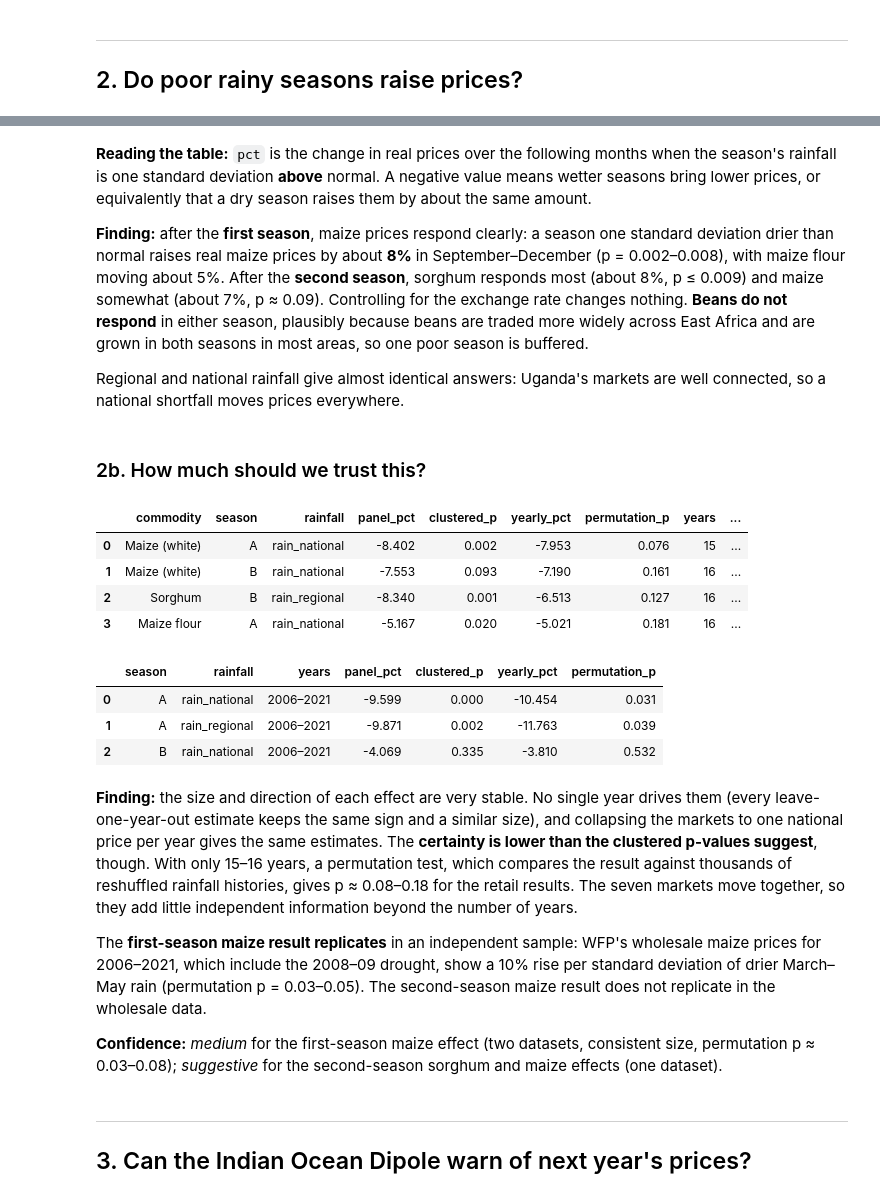
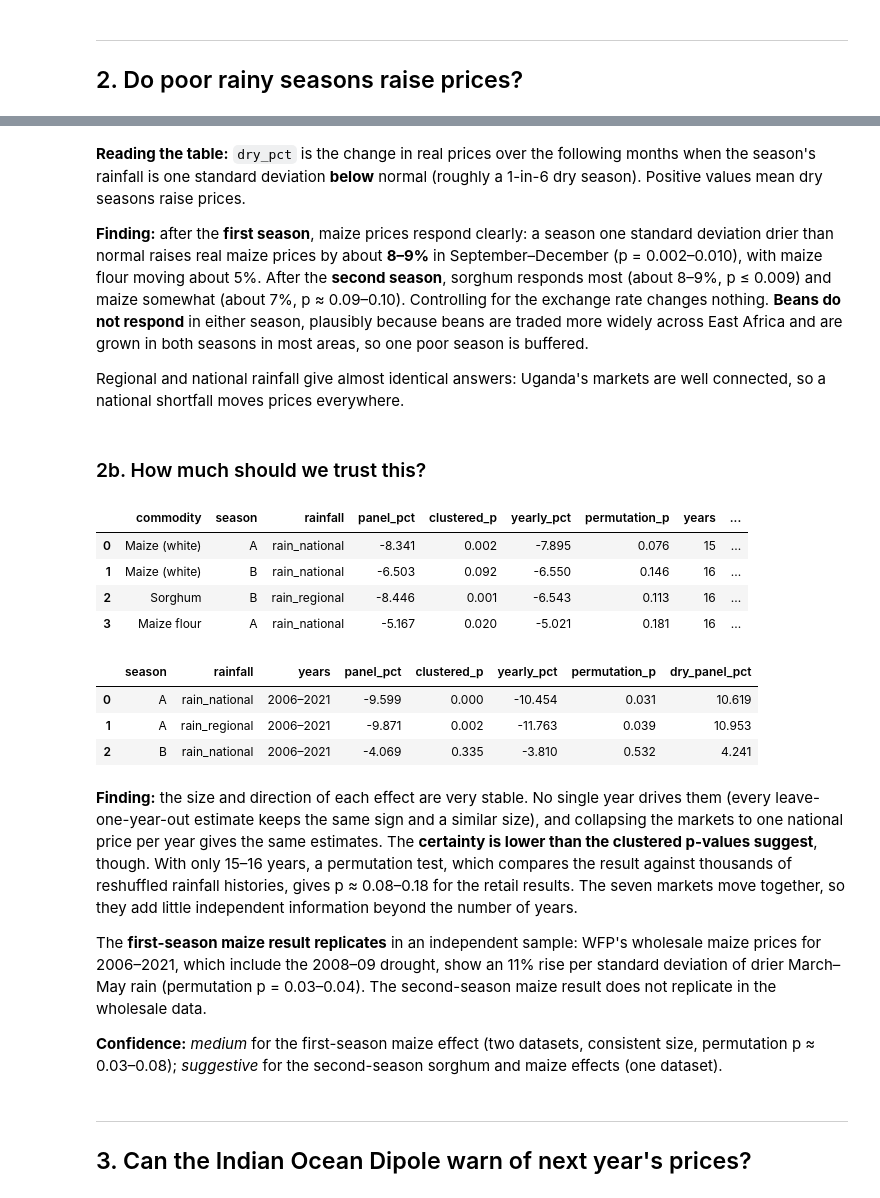
Before and after one commit to TayeRuta/uganda-food-prices, a Jupyter notebook: notebooks/02_rainfall_and_food_prices.ipynb, the cells around one changed output, grey strips where cells are left out. Cells and saved outputs as stored; diff of their text form; code cells hidden in the pictures.

```diff
--- a/notebooks/02_rainfall_and_food_prices.ipynb
+++ b/notebooks/02_rainfall_and_food_prices.ipynb
@@ -66,3 +66,10 @@ cov.unstack('commodity')['count']
 | Owino | 200 | 162 | 181 | 158 |
 # %% [markdown]
 **Check:** each core market has 95–200 monthly observations per staple, mostly from April 2011 to late 2025. Jinja has the most gaps (about 45% of months missing), Kapchorwa about 25%; the rest are over 85% complete. The consumer price index runs to March 2026, so later prices are dropped when converting to real terms.
+# %%
+# Recording errors: prices more than double or under half the market's centred 7-month median
+flagged = P.load_prices(clean=False)
+flagged = flagged[flagged['outlier'] & flagged['commodity'].isin(P.STAPLES)
+                  & flagged['market'].isin(list(CORE_MARKETS) + KARAMOJA_MARKETS)]
+print(f'Removed {len(flagged)} of {len(raw[raw["commodity"].isin(P.STAPLES) & raw["market"].isin(list(CORE_MARKETS) + KARAMOJA_MARKETS)]) + len(flagged):,} staple prices as likely recording errors')
+flagged[['date', 'market', 'commodity', 'pricetype', 'price']]
@@ -164,7 +187,7 @@ rain_res.pivot_table(index=['commodity', 'season', 'rainfall'], columns='control
 # %% [markdown]
-**Reading the table:** `pct` is the change in real prices over the following months when the season's rainfall is one standard deviation **above** normal. A negative value means wetter seasons bring lower prices, or equivalently that a dry season raises them by about the same amount.
+**Reading the table:** `dry_pct` is the change in real prices over the following months when the season's rainfall is one standard deviation **below** normal (roughly a 1-in-6 dry season). Positive values mean dry seasons raise prices.
 
-**Finding:** after the **first season**, maize prices respond clearly: a season one standard deviation drier than normal raises real maize prices by about **8%** in September–December (p = 0.002–0.008), with maize flour moving about 5%. After the **second season**, sorghum responds most (about 8%, p ≤ 0.009) and maize somewhat (about 7%, p ≈ 0.09). Controlling for the exchange rate changes nothing. **Beans do not respond** in either season, plausibly because beans are traded more widely across East Africa and are grown in both seasons in most areas, so one poor season is buffered.
+**Finding:** after the **first season**, maize prices respond clearly: a season one standard deviation drier than normal raises real maize prices by about **8–9%** in September–December (p = 0.002–0.010), with maize flour moving about 5%. After the **second season**, sorghum responds most (about 8–9%, p ≤ 0.009) and maize somewhat (about 7%, p ≈ 0.09–0.10). Controlling for the exchange rate changes nothing. **Beans do not respond** in either season, plausibly because beans are traded more widely across East Africa and are grown in both seasons in most areas, so one poor season is buffered.
 
 Regional and national rainfall give almost identical answers: Uganda's markets are well connected, so a national shortfall moves prices everywhere.
 # %% [markdown]
@@ -189,38 +212,43 @@ for com, s, x in checks:
                  'yearly_pct': 100 * (np.exp(obs.params['x']) - 1), 'permutation_p': pp, 'years': n,
                  'leave_one_year_out_min': min(loo), 'leave_one_year_out_max': max(loo)})
 robust = pd.DataFrame(rows)
+dry = lambda pct: 100 * (1 / (1 + pct / 100) - 1)   # convert a wetter-season effect to a drier-season one
+for c in ['panel_pct', 'yearly_pct', 'leave_one_year_out_min', 'leave_one_year_out_max']:
+    robust['dry_' + c] = dry(robust[c])
 robust.round(3)
 # %% [output]
 |  | commodity | season | rainfall | panel_pct | clustered_p | yearly_pct | permutation_p | years | ... |
-| 0 | Maize (white) | A | rain_national | -8.402 | 0.002 | -7.953 | 0.076 | 15 | ... |
-| 1 | Maize (white) | B | rain_national | -7.553 | 0.093 | -7.190 | 0.161 | 16 | ... |
-| 2 | Sorghum | B | rain_regional | -8.340 | 0.001 | -6.513 | 0.127 | 16 | ... |
+| 0 | Maize (white) | A | rain_national | -8.341 | 0.002 | -7.895 | 0.076 | 15 | ... |
+| 1 | Maize (white) | B | rain_national | -6.503 | 0.092 | -6.550 | 0.146 | 16 | ... |
+| 2 | Sorghum | B | rain_regional | -8.446 | 0.001 | -6.543 | 0.113 | 16 | ... |
 | 3 | Maize flour | A | rain_national | -5.167 | 0.020 | -5.021 | 0.181 | 16 | ... |
 # %%
 # An independent sample: WFP wholesale maize in Kampala, Lira and Busia, 2006–2022
 WHOLESALE = {'Owino': 'Central', 'Lira': 'Northern', 'Busia': 'Eastern'}
 _retail = P.real_log_price
 P.real_log_price = lambda c, m, pricetype='Retail': _retail(c, m, 'Wholesale')
 wholesale = P.season_panel('Maize', WHOLESALE)
 P.real_log_price = _retail
 
 rows = []
 for s, x in [('A', 'rain_national'), ('A', 'rain_regional'), ('B', 'rain_national')]:
     q = wholesale[wholesale['season'] == s]
     base = fit(q, x)
     obs, pp, n = permutation_p(q, x)
     rows.append({'season': s, 'rainfall': x, 'years': f"{q['year'].min()}–{q['year'].max()}", 'panel_pct': base['pct'],
                  'clustered_p': base['p'], 'yearly_pct': 100 * (np.exp(obs.params['x']) - 1), 'permutation_p': pp})
-pd.DataFrame(rows).round(3)
+wholesale_res = pd.DataFrame(rows)
+wholesale_res['dry_panel_pct'] = 100 * (1 / (1 + wholesale_res['panel_pct'] / 100) - 1)
+wholesale_res.round(3)
 # %% [output]
-|  | season | rainfall | years | panel_pct | clustered_p | yearly_pct | permutation_p |
-| 0 | A | rain_national | 2006–2021 | -9.599 | 0.000 | -10.454 | 0.031 |
-| 1 | A | rain_regional | 2006–2021 | -9.871 | 0.002 | -11.763 | 0.039 |
-| 2 | B | rain_national | 2006–2021 | -4.069 | 0.335 | -3.810 | 0.532 |
+|  | season | rainfall | years | panel_pct | clustered_p | yearly_pct | permutation_p | dry_panel_pct |
+| 0 | A | rain_national | 2006–2021 | -9.599 | 0.000 | -10.454 | 0.031 | 10.619 |
+| 1 | A | rain_regional | 2006–2021 | -9.871 | 0.002 | -11.763 | 0.039 | 10.953 |
+| 2 | B | rain_national | 2006–2021 | -4.069 | 0.335 | -3.810 | 0.532 | 4.241 |
 # %% [markdown]
 **Finding:** the size and direction of each effect are very stable. No single year drives them (every leave-one-year-out estimate keeps the same sign and a similar size), and collapsing the markets to one national price per year gives the same estimates. The **certainty is lower than the clustered p-values suggest**, though. With only 15–16 years, a permutation test, which compares the result against thousands of reshuffled rainfall histories, gives p ≈ 0.08–0.18 for the retail results. The seven markets move together, so they add little independent information beyond the number of years.
 
-The **first-season maize result replicates** in an independent sample: WFP's wholesale maize prices for 2006–2021, which include the 2008–09 drought, show a 10% rise per standard deviation of drier March–May rain (permutation p = 0.03–0.05). The second-season maize result does not replicate in the wholesale data.
+The **first-season maize result replicates** in an independent sample: WFP's wholesale maize prices for 2006–2021, which include the 2008–09 drought, show an 11% rise per standard deviation of drier March–May rain (permutation p = 0.03–0.04). The second-season maize result does not replicate in the wholesale data.
 
 **Confidence:** *medium* for the first-season maize effect (two datasets, consistent size, permutation p ≈ 0.03–0.08); *suggestive* for the second-season sorghum and maize effects (one dataset).
 # %% [markdown]
```
Also changed, not shown: parts of 15 cells of this notebook, 13 other files.
